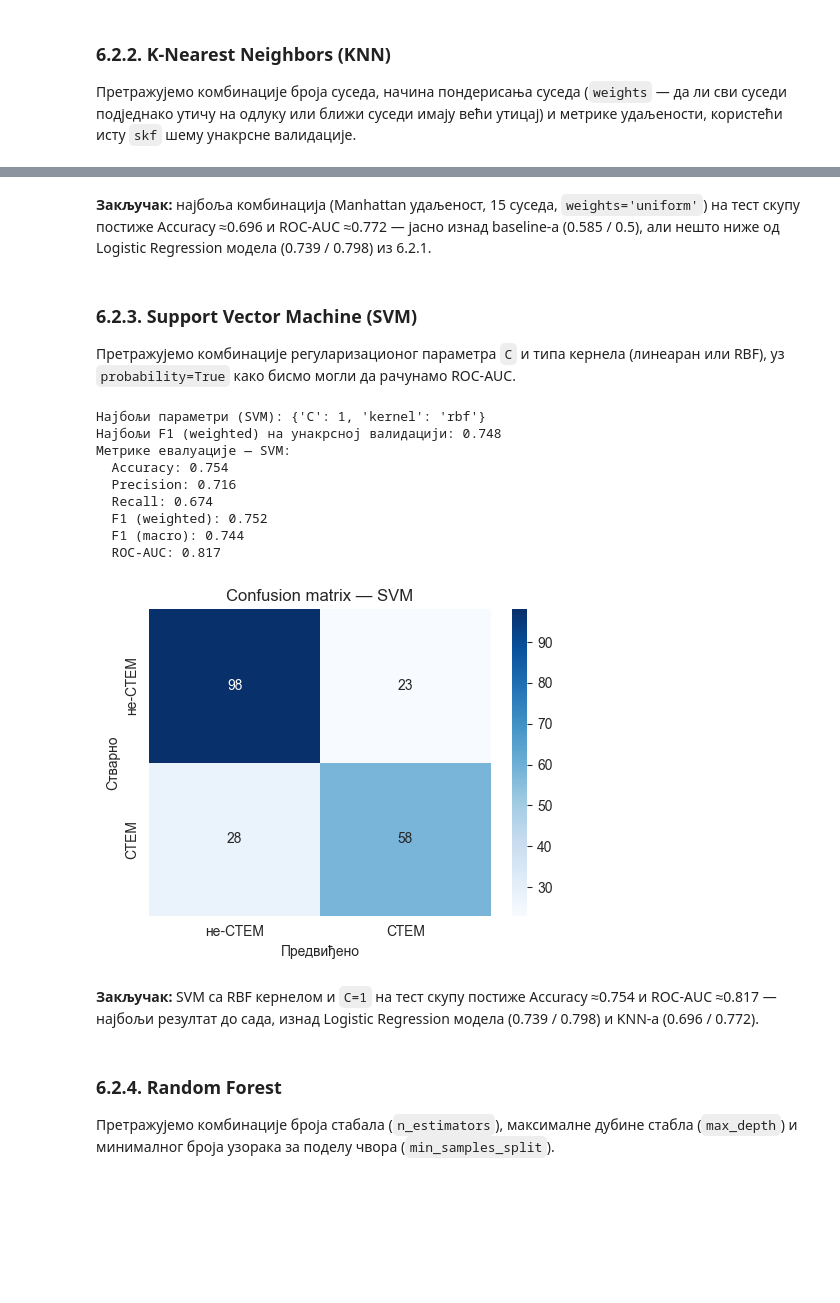
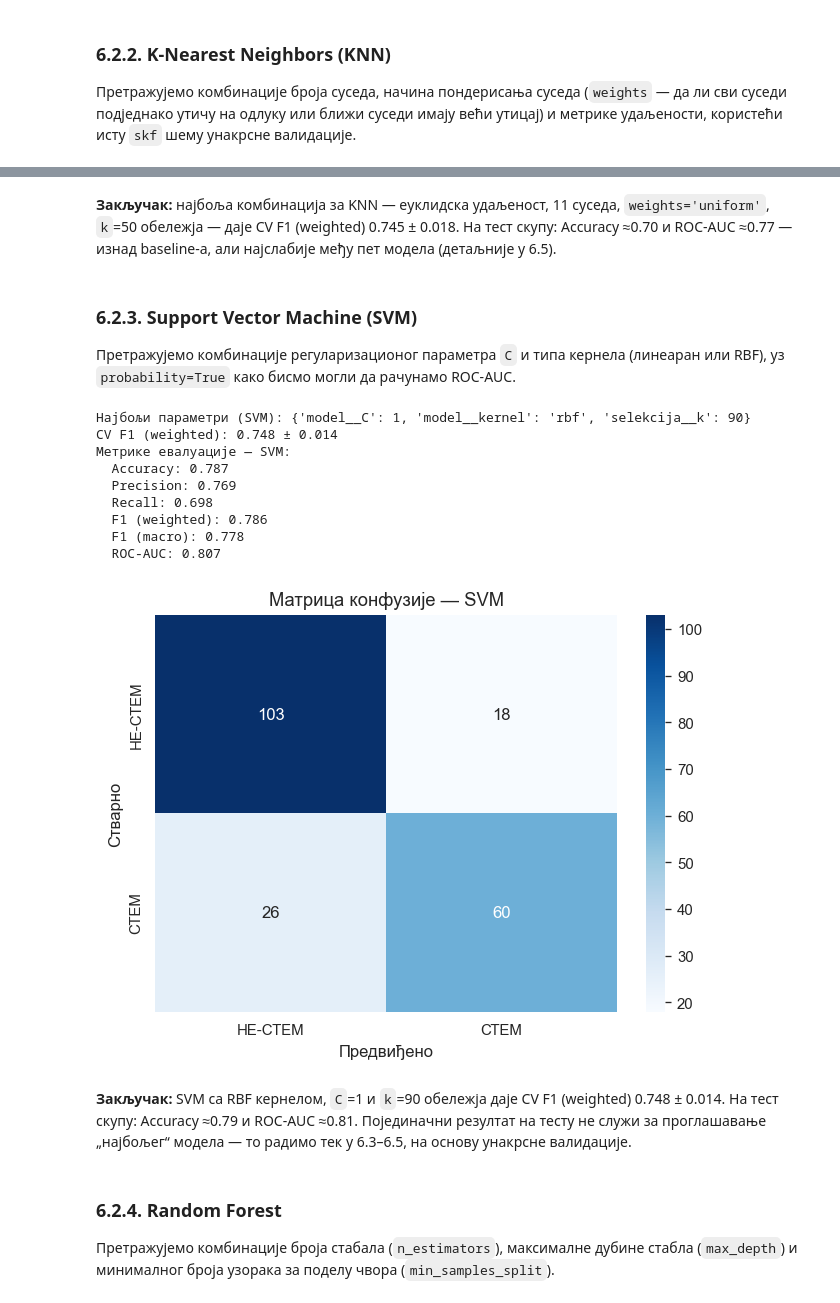
Before and after one commit to tdjokovic/stem_factors, a Jupyter notebook: stem_factors.ipynb, the cells around one changed output, grey strips where cells are left out. Saved outputs shown, nothing was run; the diff lists cells and outputs as text; code cells hidden in the pictures; blank space fills up the shorter version.

```diff
--- a/stem_factors.ipynb
+++ b/stem_factors.ipynb
@@ -858,7 +887,7 @@ STEM                     0       1
 **Напомена:** уклањање ових колона из `X` не значи да се подаци губе — `df` и даље садржи све оригиналне колоне и могу се користити за било какву описну анализу, подгрупне прегледе или анализу робусности касније у раду.
 # %%
 kolone_za_izbacivanje_4_1 = [
-    'STEM',
+    'СТЕМ',
     'Смер:',
     'Похађам средњу школу:',
     'Разред:',
@@ -1439,10 +1508,10 @@ Nested CV просек F1 (weighted): 0.752 ± 0.012
 from sklearn.dummy import DummyClassifier
 
 baseline_model = DummyClassifier(strategy='most_frequent', random_state=42)
-baseline_model.fit(X_train_selected, y_train)
+baseline_model.fit(X_train, y_train)
 
-y_pred_baseline = baseline_model.predict(X_test_selected)
-y_proba_baseline = baseline_model.predict_proba(X_test_selected)[:, 1]
+y_pred_baseline = baseline_model.predict(X_test)
+y_proba_baseline = baseline_model.predict_proba(X_test)[:, 1]
 
 baseline_rezultati, baseline_cm = evaluate_model(
     y_test, y_pred_baseline, y_proba_baseline, naziv_modela='Baseline (Dummy Classifier)'
@@ -1496,26 +1569,29 @@ logreg_rezultati, logreg_cm = evaluate_model(
 from sklearn.neighbors import KNeighborsClassifier
 
 param_grid_knn = {
-    'n_neighbors': [3, 5, 7, 9, 11, 15],
-    'weights': ['uniform', 'distance'],
-    'metric': ['euclidean', 'manhattan'],
+    'model__n_neighbors': [3, 5, 7, 9, 11, 15],
+    'model__weights': ['uniform', 'distance'],
+    'model__metric': ['euclidean', 'manhattan'],
+    'selekcija__k': [10, 30, 50, 70, 90, 'all'],
 }
 
 grid_knn = GridSearchCV(
-    estimator=KNeighborsClassifier(),
+    estimator=napravi_pipeline(KNeighborsClassifier()),
     param_grid=param_grid_knn,
     scoring='f1_weighted',
     cv=skf,
     n_jobs=-1,
 )
-grid_knn.fit(X_train_selected, y_train)
+grid_knn.fit(X_train, y_train)
 
 print('Најбољи параметри (KNN):', grid_knn.best_params_)
-print(f'Најбољи F1 (weighted) на унакрсној валидацији: {grid_knn.best_score_:.3f}')
+_bi = grid_knn.best_index_
+knn_cv = (grid_knn.cv_results_['mean_test_score'][_bi], grid_knn.cv_results_['std_test_score'][_bi])
+print(f'CV F1 (weighted): {knn_cv[0]:.3f} ± {knn_cv[1]:.3f}')
 
 knn_best = grid_knn.best_estimator_
-y_pred_knn = knn_best.predict(X_test_selected)
-y_proba_knn = knn_best.predict_proba(X_test_selected)[:, 1]
+y_pred_knn = knn_best.predict(X_test)
+y_proba_knn = knn_best.predict_proba(X_test)[:, 1]
 
 knn_rezultati, knn_cm = evaluate_model(y_test, y_pred_knn, y_proba_knn, naziv_modela='KNN')
 # %% [output]
@@ -1532,5 +1608,5 @@ knn_rezultati, knn_cm = evaluate_model(y_test, y_pred_knn, y_proba_knn, naziv_mo
 # %% [markdown]
-**Закључак:** најбоља комбинација (Manhattan удаљеност, 15 суседа, `weights='uniform'`) на тест скупу постиже Accuracy ≈0.696 и ROC-AUC ≈0.772 — јасно изнад baseline-а (0.585 / 0.5), али нешто ниже од Logistic Regression модела (0.739 / 0.798) из 6.2.1.
+**Закључак:** најбоља комбинација за KNN — еуклидска удаљеност, 11 суседа, `weights='uniform'`, `k`=50 обележја — даје CV F1 (weighted) 0.745 ± 0.018. На тест скупу: Accuracy ≈0.70 и ROC-AUC ≈0.77 — изнад baseline-а, али најслабије међу пет модела (детаљније у 6.5).
 # %% [markdown]
 ### 6.2.3. Support Vector Machine (SVM)
 
@@ -1538,41 +1614,44 @@ knn_rezultati, knn_cm = evaluate_model(y_test, y_pred_knn, y_proba_knn, naziv_mo
 # %%
 from sklearn.svm import SVC
 
 param_grid_svm = {
-    'C': [0.1, 1, 10],
-    'kernel': ['linear', 'rbf'],
+    'model__C': [0.1, 1, 10],
+    'model__kernel': ['linear', 'rbf'],
+    'selekcija__k': [10, 30, 50, 70, 90, 'all'],
 }
 
 grid_svm = GridSearchCV(
-    estimator=SVC(probability=True, random_state=42),
+    estimator=napravi_pipeline(SVC(probability=True, random_state=42)),
     param_grid=param_grid_svm,
     scoring='f1_weighted',
     cv=skf,
     n_jobs=-1,
 )
-grid_svm.fit(X_train_selected, y_train)
+grid_svm.fit(X_train, y_train)
 
 print('Најбољи параметри (SVM):', grid_svm.best_params_)
-print(f'Најбољи F1 (weighted) на унакрсној валидацији: {grid_svm.best_score_:.3f}')
+_bi = grid_svm.best_index_
+svm_cv = (grid_svm.cv_results_['mean_test_score'][_bi], grid_svm.cv_results_['std_test_score'][_bi])
+print(f'CV F1 (weighted): {svm_cv[0]:.3f} ± {svm_cv[1]:.3f}')
 
 svm_best = grid_svm.best_estimator_
-y_pred_svm = svm_best.predict(X_test_selected)
-y_proba_svm = svm_best.predict_proba(X_test_selected)[:, 1]
+y_pred_svm = svm_best.predict(X_test)
+y_proba_svm = svm_best.predict_proba(X_test)[:, 1]
 
 svm_rezultati, svm_cm = evaluate_model(y_test, y_pred_svm, y_proba_svm, naziv_modela='SVM')
 # %% [output]
-Најбољи параметри (SVM): {'C': 1, 'kernel': 'rbf'}
-Најбољи F1 (weighted) на унакрсној валидацији: 0.748
+Најбољи параметри (SVM): {'model__C': 1, 'model__kernel': 'rbf', 'selekcija__k': 90}
+CV F1 (weighted): 0.748 ± 0.014
 Метрике евалуације — SVM:
-  Accuracy: 0.754
-  Precision: 0.716
-  Recall: 0.674
-  F1 (weighted): 0.752
-  F1 (macro): 0.744
-  ROC-AUC: 0.817
+  Accuracy: 0.787
+  Precision: 0.769
+  Recall: 0.698
+  F1 (weighted): 0.786
+  F1 (macro): 0.778
+  ROC-AUC: 0.807
-[figure, old version]
+[figure, new version]
 # %% [markdown]
-**Закључак:** SVM са RBF кернелом и `C=1` на тест скупу постиже Accuracy ≈0.754 и ROC-AUC ≈0.817 — најбољи резултат до сада, изнад Logistic Regression модела (0.739 / 0.798) и KNN-а (0.696 / 0.772).
+**Закључак:** SVM са RBF кернелом, `C`=1 и `k`=90 обележја даје CV F1 (weighted) 0.748 ± 0.014. На тест скупу: Accuracy ≈0.79 и ROC-AUC ≈0.81. Појединачни резултат на тесту не служи за проглашавање „најбољег“ модела — то радимо тек у 6.3–6.5, на основу унакрсне валидације.
 # %% [markdown]
 ### 6.2.4. Random Forest
 
```
Also changed, not shown: parts of 101 cells of this notebook, 3 other files.
